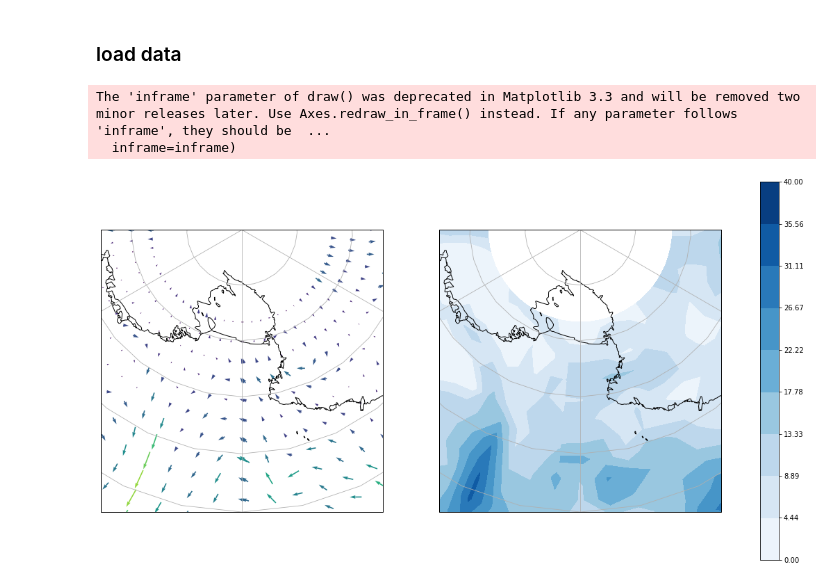
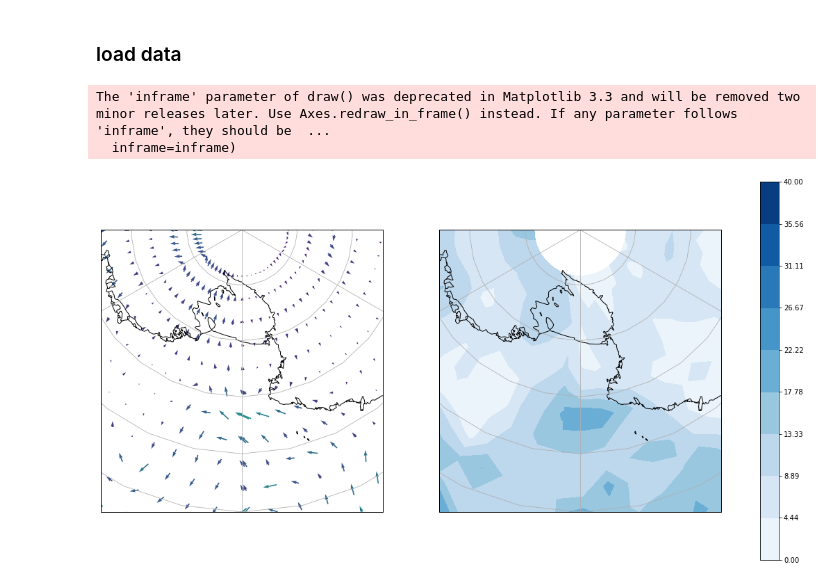
Before and after one commit to rlbaiman/Utils, a Jupyter notebook: wind_example.ipynb, the cells around one changed output. Saved outputs shown, nothing was run; the diff lists cells and outputs as text; code cells hidden in the pictures.

Commit message:
wind_example

```diff
--- a/wind_example.ipynb
+++ b/wind_example.ipynb
@@ -18,12 +18,16 @@ import matplotlib.pyplot as plt
 # %% [markdown]
 ## Load in example data
 # %%
-u_wind = xr.open_mfdataset('/pl/active/ATOC_SynopticMet/data/ar_data/Research2/3hrly_merra2_hemisphere/200012*').U.isel(time = 10).sel(lat = slice(-80,-55), lev = 500)
-v_wind = xr.open_mfdataset('/pl/active/ATOC_SynopticMet/data/ar_data/Research2/3hrly_merra2_hemisphere/200012*').V.isel(time = 10).sel(lat = slice(-80,-55), lev = 500)
+file_path = 'wind_SLP_data.nc'
 
-## lower resolution
-u_wind = u_wind.interp(lon = np.linspace(u_wind.lon[0],u_wind.lon[-1],65), lat = np.linspace(u_wind.lat[0], u_wind.lat[-1], 13))
-v_wind = v_wind.interp(lon = np.linspace(v_wind.lon[0],v_wind.lon[-1],65), lat = np.linspace(v_wind.lat[0], v_wind.lat[-1], 13))
+u_wind = xr.open_mfdataset(file_path).U.isel(time = 5).sel(lat = slice(-85,-55))
+v_wind = xr.open_mfdataset(file_path).V.isel(time = 5).sel(lat = slice(-85,-55))
+
+## lower resolution so wind barbs are spaced nicely
+u_wind = u_wind.interp(lon = np.linspace(u_wind.lon[0],u_wind.lon[-1],65), # 65 wind values from -180 to 180
+                       lat = np.linspace(u_wind.lat[0], u_wind.lat[-1], 13)) # 13 wind values from -80 to -55
+v_wind = v_wind.interp(lon = np.linspace(v_wind.lon[0],v_wind.lon[-1],65),
+                       lat = np.linspace(v_wind.lat[0], v_wind.lat[-1], 13))
 # %% [markdown]
 ### Check out u_wind and v_wind before you load data
 # %%
@@ -67,31 +71,31 @@ ice_shelf_line = cfeature.NaturalEarthFeature('physical', 'antarctic_ice_shelves
 # %%
 fig, ax=plt.subplots(ncols=2,nrows=1,figsize=(20,10),subplot_kw={'projection': ccrs.SouthPolarStereo(central_longitude=0)})
 
 # general map settings for all axes
 for i in range(2):
     ax[i].set_extent([-210, -150, -90, -60], ccrs.PlateCarree()) #lon start, lon end, lat start, lat end
     grid=ax[i].gridlines()
     grid.n_steps=30
 
     #Add map
     ax[i].add_feature(ice_shelf_line)
     ax[i].coastlines(resolution='50m')
 
 
 ax[0].quiver(lons.values, lats.values, u_wind.values, v_wind.values, # X, Y, U, V
              np.sqrt(u_wind**2+v_wind**2), cmap = 'viridis', # Values for coloring the vectors, colormap
-             scale = 450, pivot='middle', width = .004, # settings to get them the size/look
+             scale = 400, pivot='middle', width = .004, # settings to get them the size/look
              transform=ccrs.PlateCarree())
 
 data, lon_adjust= add_cyclic_point(np.sqrt(u_wind**2+v_wind**2), coord=lons) # In order to avoid the wierd break in data at 180 lon
 cf = ax[1].contourf(lon_adjust, lats, data ,
                     cmap = 'Blues', levels = np.linspace(0,40,10),
                     transform=ccrs.PlateCarree())
 
 cb = plt.colorbar(cf, ax =ax.ravel().tolist(),orientation='vertical')
 
-plt.savefig('example_pic.jpeg', dpi = 300,facecolor = 'white', transparent=True, bbox_inches = 'tight')
+# plt.savefig('example_pic.jpeg', dpi = 300,facecolor = 'white', transparent=True, bbox_inches = 'tight')
 # %% [output]
 The 'inframe' parameter of draw() was deprecated in Matplotlib 3.3 and will be removed two minor releases later. Use Axes.redraw_in_frame() instead. If any parameter follows 'inframe', they should be  ...
   inframe=inframe)
-[figure, old version]
+[figure, new version]
```
Also changed, not shown: parts of 1 cell of this notebook, 2 other files.
